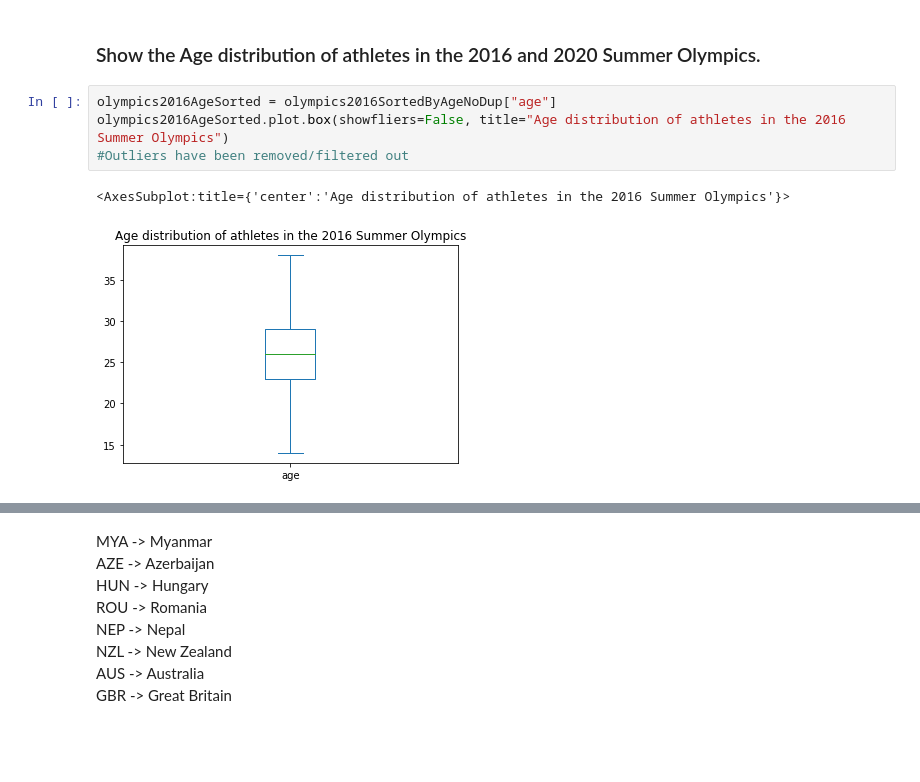
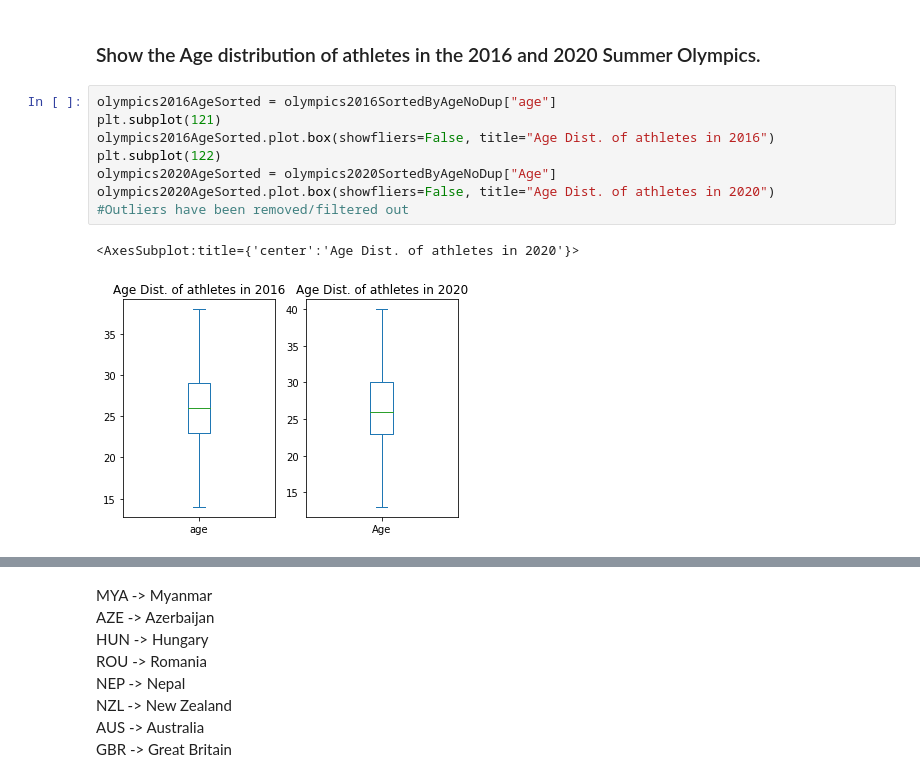
Before and after one commit to bdavis12302/2020-2016-Summer-Olympic-Data, a Jupyter notebook: DSCI235 Final Project - 2020 and 2016 Summer Olympic Data.ipynb, the cells around one changed output, grey strips where cells are left out. Drawn from its saved outputs; the diff is of its cells as text; blank space fills up the shorter version.

```diff
--- a/DSCI235 Final Project - 2020 and 2016 Summer Olympic Data.ipynb
+++ b/DSCI235 Final Project - 2020 and 2016 Summer Olympic Data.ipynb
@@ -151,8 +150,12 @@ The five youngest athletes in the 2020 summer olympics are:
 ### Show the Age distribution of athletes in the 2016 and 2020 Summer Olympics.
 # %%
 olympics2016AgeSorted = olympics2016SortedByAgeNoDup["age"]
-olympics2016AgeSorted.plot.box(showfliers=False, title="Age distribution of athletes in the 2016 Summer Olympics")
+plt.subplot(121)
+olympics2016AgeSorted.plot.box(showfliers=False, title="Age Dist. of athletes in 2016")
+plt.subplot(122)
+olympics2020AgeSorted = olympics2020SortedByAgeNoDup["Age"]
+olympics2020AgeSorted.plot.box(showfliers=False, title="Age Dist. of athletes in 2020")
 #Outliers have been removed/filtered out
 # %% [output]
-<AxesSubplot:title={'center':'Age distribution of athletes in the 2016 Summer Olympics'}>
+<AxesSubplot:title={'center':'Age Dist. of athletes in 2020'}>
-[figure, old version]
+[figure, new version]
```
Also changed, not shown: parts of 10 cells of this notebook.
